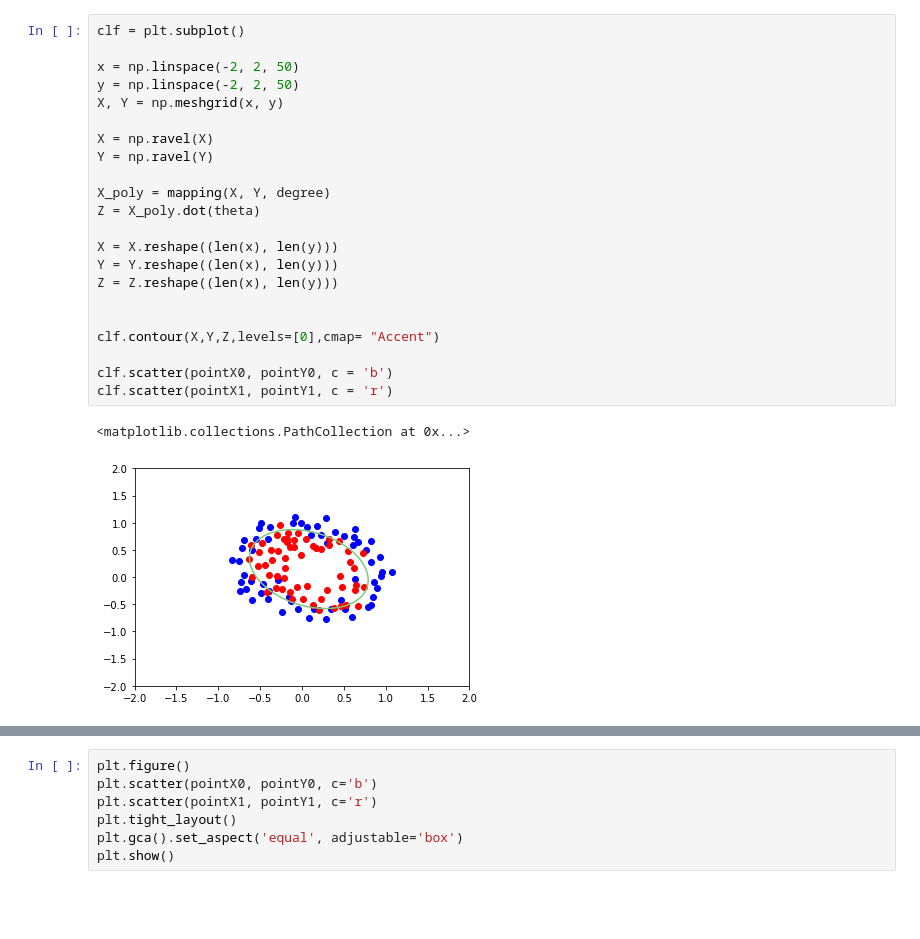
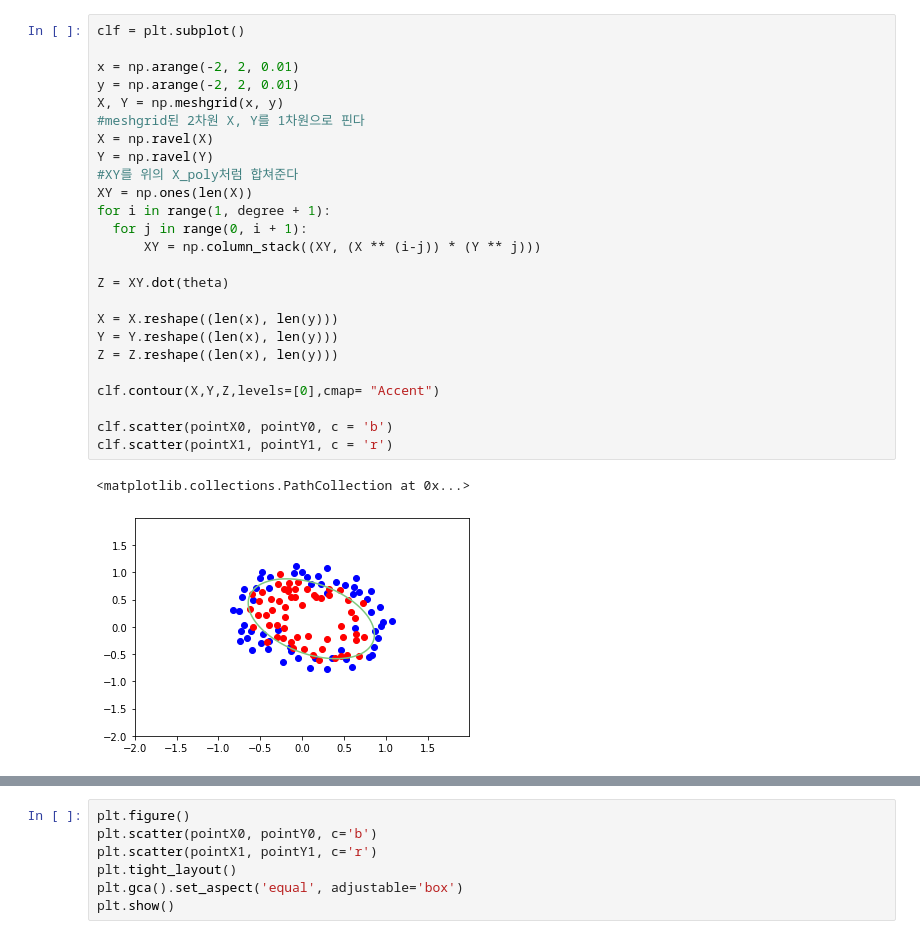
Before and after one commit to CJavaPython/AssignmentFolder, a Jupyter notebook: Assignment06/Assignment06.ipynb, the cells around one changed output, grey strips where cells are left out. Cells and saved outputs as stored; diff of their text form; blank space fills up the shorter version.

```diff
--- a/Assignment06/Assignment06.ipynb
+++ b/Assignment06/Assignment06.ipynb
@@ -88,25 +75,28 @@ print(iter)
 # %%
 clf = plt.subplot()
 
-x = np.linspace(-2, 2, 50)
-y = np.linspace(-2, 2, 50)
+x = np.arange(-2, 2, 0.01)
+y = np.arange(-2, 2, 0.01)
 X, Y = np.meshgrid(x, y)
-
+#meshgrid된 2차원 X, Y를 1차원으로 핀다
 X = np.ravel(X)
 Y = np.ravel(Y)
+#XY를 위의 X_poly처럼 합쳐준다
+XY = np.ones(len(X))
+for i in range(1, degree + 1):
+  for j in range(0, i + 1):
+      XY = np.column_stack((XY, (X ** (i-j)) * (Y ** j)))
 
-X_poly = mapping(X, Y, degree)
-Z = X_poly.dot(theta)
+Z = XY.dot(theta)
 
 X = X.reshape((len(x), len(y)))
 Y = Y.reshape((len(x), len(y)))
 Z = Z.reshape((len(x), len(y)))
 
-
 clf.contour(X,Y,Z,levels=[0],cmap= "Accent")
 
 clf.scatter(pointX0, pointY0, c = 'b')
 clf.scatter(pointX1, pointY1, c = 'r')
 # %% [output]
 <matplotlib.collections.PathCollection at 0x...>
-[figure, old version]
+[figure, new version]
```
Also changed, not shown: parts of 24 cells of this notebook.
